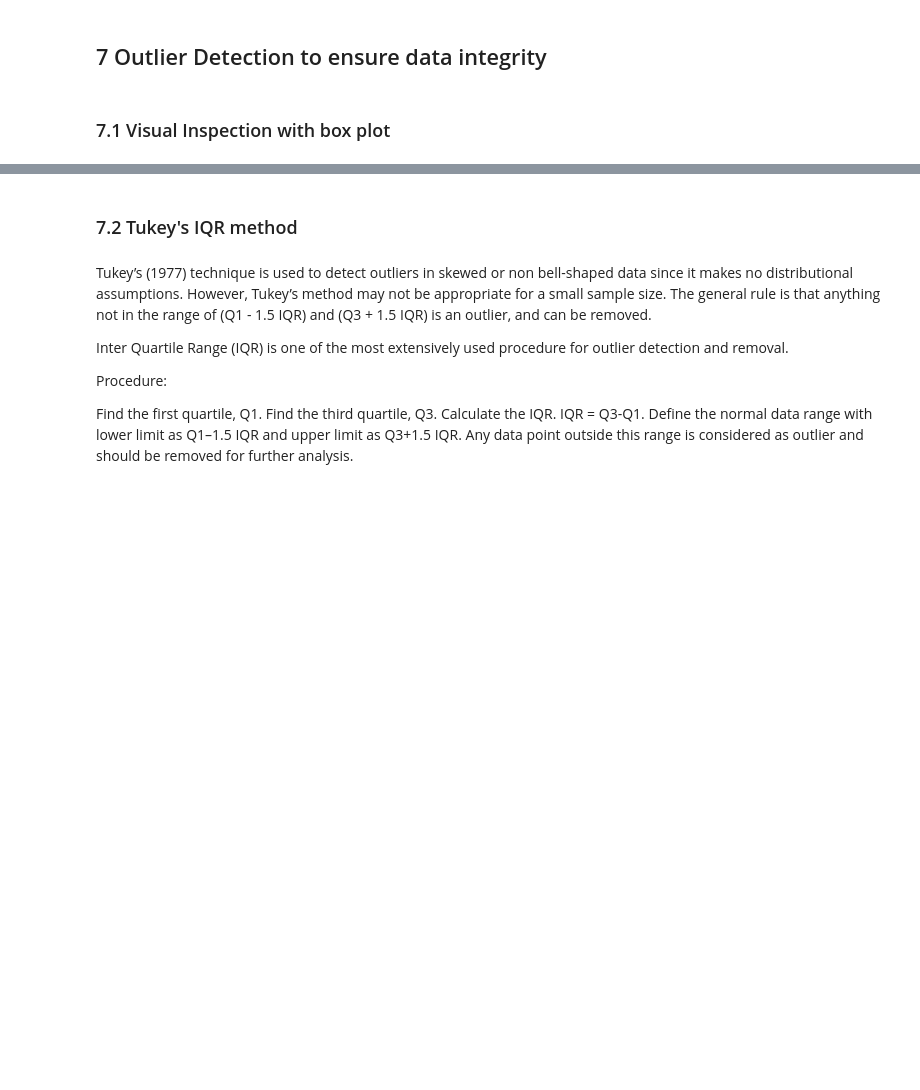
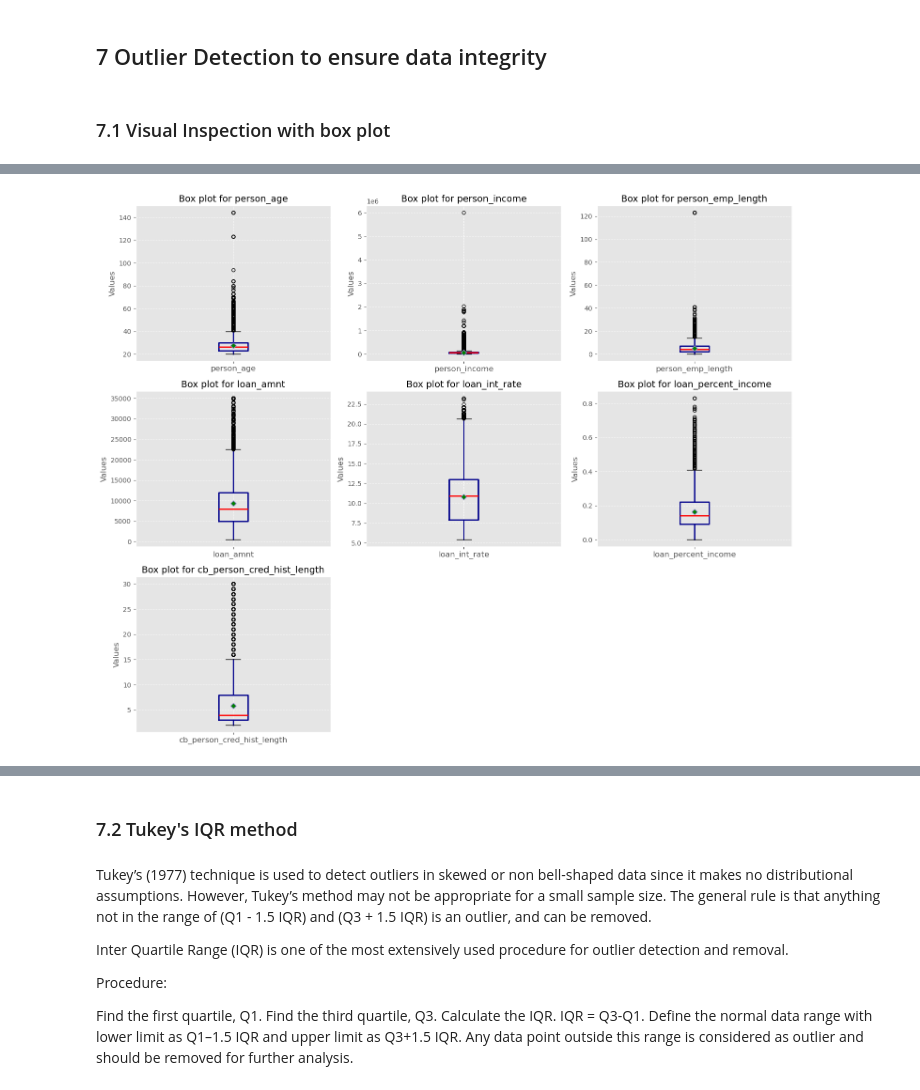
Before and after one commit to Rachel0619/Loan-Approval-Prediction, a Jupyter notebook: notebooks/EDA.ipynb, the cells around one changed output, grey strips where cells are left out. Drawn from its saved outputs; the diff is of its cells as text; code cells hidden in the pictures; blank space fills up the shorter version.

```diff
--- a/notebooks/EDA.ipynb
+++ b/notebooks/EDA.ipynb
@@ -361,23 +389,34 @@ plt.show()
 # %% [markdown]
 ### 7.1 Visual Inspection with box plot
 # %%
-plt.style.use('ggplot')
-for col in numerical_columns:
-    boxprops = dict(linewidth=2, color='darkblue')  # Box properties
-    whiskerprops = dict(linewidth=2, color='darkblue')  # Whisker properties
-    medianprops = dict(linewidth=2, color='red')  # Median line properties
-    flierprops = dict(marker='o', color='orange', markersize=5)  # Outlier properties
+def plot_outlier(df):
+    plt.style.use('ggplot')
+    n_cols = 3  # Number of columns in the grid
+    n_rows = (len(numerical_columns) + n_cols - 1) // n_cols  # Calculate rows needed
 
-    plt.boxplot(train_df[col], boxprops=boxprops, whiskerprops=whiskerprops,
-                medianprops=medianprops, flierprops=flierprops, showmeans=True,
-                meanprops=dict(marker='D', markerfacecolor='green', markersize=6))
+    fig, axes = plt.subplots(n_rows, n_cols, figsize=(15, n_rows * 4))
+    axes = axes.flatten()  # Flatten the axes array for easy iteration
 
-    # Add grid for easier readability
-    plt.grid(True, linestyle='--', alpha=0.7)
+    for i, col in enumerate(numerical_columns):
+        boxprops = dict(linewidth=2, color='darkblue')  # Box properties
+        whiskerprops = dict(linewidth=2, color='darkblue')  # Whisker properties
+        medianprops = dict(linewidth=2, color='red')  # Median line properties
+        flierprops = dict(marker='o', color='orange', markersize=5)  # Outlier properties
 
-    # Set title and labels
-    plt.title(f"Box plot for {col}", fontsize=14)
-    plt.ylabel('Values', fontsize=12)
-    plt.xticks([1], [col], fontsize=12)
+        # Plot each column in the corresponding subplot
+        axes[i].boxplot(df[col], boxprops=boxprops, whiskerprops=whiskerprops,
+                        medianprops=medianprops, flierprops=flierprops, showmeans=True,
+                        meanprops=dict(marker='D', markerfacecolor='green', markersize=6))
 
+        axes[i].set_title(f"Box plot for {col}", fontsize=14)
+        axes[i].set_ylabel('Values', fontsize=12)
+        axes[i].set_xticks([1])
+        axes[i].set_xticklabels([col], fontsize=12)
+        axes[i].grid(True, linestyle='--', alpha=0.7)
+
+    # Hide any unused subplots if the number of plots is not a multiple of n_cols
+    for j in range(i + 1, len(axes)):
+        fig.delaxes(axes[j])
+
+    plt.tight_layout()
     plt.show()
@@ -391,0 +423,4 @@ for col in numerical_columns:
+# %%
+plot_outlier(train_df)
+# %% [output]
+[figure, added]
```
Also changed, not shown: parts of 8 cells of this notebook, 2 other files.
